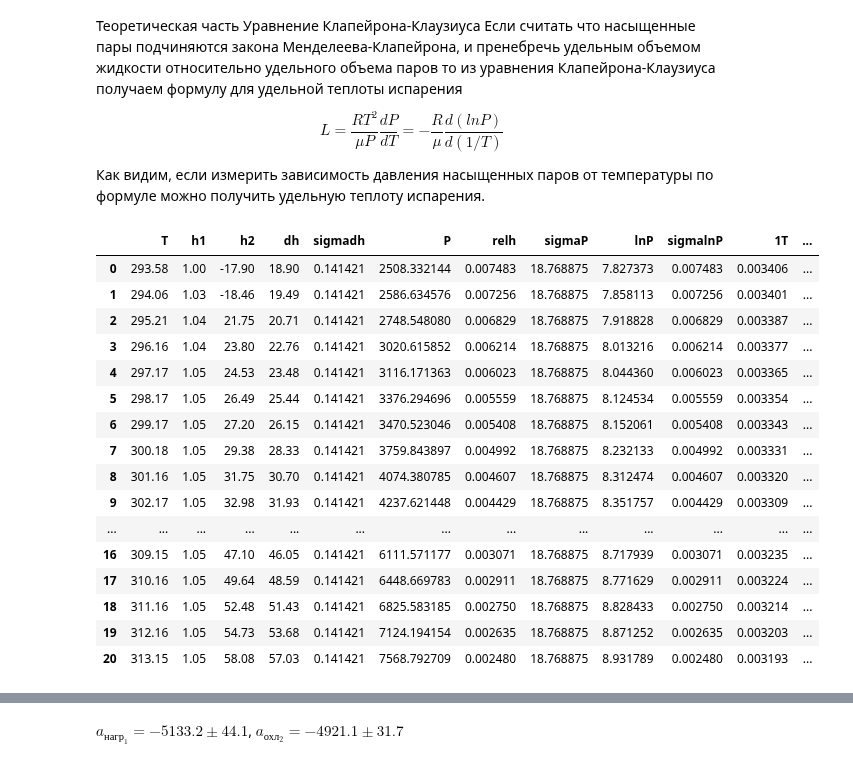
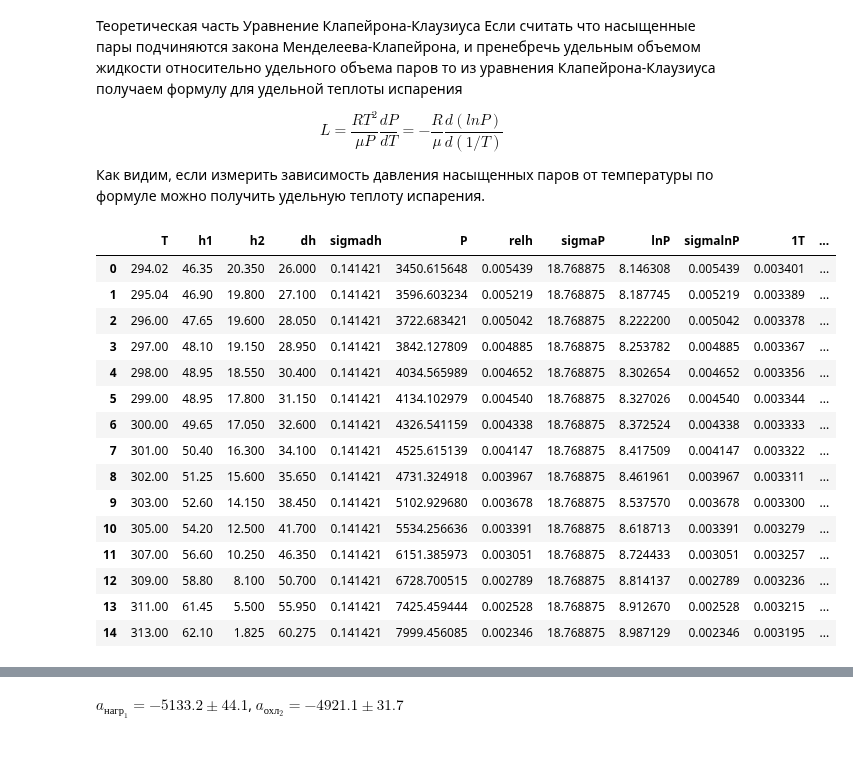
Before and after one commit to skolkovo-bba/labs3, a Jupyter notebook: 2.4.1/2.4.1наша.ipynb, the cells around one changed output, grey strips where cells are left out. Drawn from its saved outputs; the diff is of its cells as text; code cells hidden in the pictures.

```diff
--- a/2.4.1/2.4.1наша.ipynb
+++ b/2.4.1/2.4.1наша.ipynb
@@ -25,34 +25,33 @@ sigmaT=0.01
 g=9.8154
 po=13521.2
 # %%
-nag=pd.read_csv('Нагрев.csv')
+nag=pd.read_csv('1.csv')
 nag['dh']=abs(nag['h2']-nag['h1'])
 nag['sigmadh']=sigmah*np.sqrt(2)
 nag['P']=po*g*nag['dh']*0.001
 nag['relh']=nag['sigmadh']/nag['dh']
 nag['sigmaP']=nag['P']*nag['relh']
 nag['lnP']=np.log(nag['P'])
 nag['sigmalnP']=nag['sigmaP']/nag['P']
 nag['T']=273+nag['T']
 nag['1T']=1/nag['T']
 nag['sigma1T']=nag['1T']*(sigmaT/nag['T'])
 nag
 # %% [output]
 |  | T | h1 | h2 | dh | sigmadh | P | relh | sigmaP | lnP | sigmalnP | 1T | ... |
-| 0 | 293.58 | 1.00 | -17.90 | 18.90 | 0.141421 | 2508.332144 | 0.007483 | 18.768875 | 7.827373 | 0.007483 | 0.003406 | ... |
-| 1 | 294.06 | 1.03 | -18.46 | 19.49 | 0.141421 | 2586.634576 | 0.007256 | 18.768875 | 7.858113 | 0.007256 | 0.003401 | ... |
-| 2 | 295.21 | 1.04 | 21.75 | 20.71 | 0.141421 | 2748.548080 | 0.006829 | 18.768875 | 7.918828 | 0.006829 | 0.003387 | ... |
-| 3 | 296.16 | 1.04 | 23.80 | 22.76 | 0.141421 | 3020.615852 | 0.006214 | 18.768875 | 8.013216 | 0.006214 | 0.003377 | ... |
-| 4 | 297.17 | 1.05 | 24.53 | 23.48 | 0.141421 | 3116.171363 | 0.006023 | 18.768875 | 8.044360 | 0.006023 | 0.003365 | ... |
-| 5 | 298.17 | 1.05 | 26.49 | 25.44 | 0.141421 | 3376.294696 | 0.005559 | 18.768875 | 8.124534 | 0.005559 | 0.003354 | ... |
-| 6 | 299.17 | 1.05 | 27.20 | 26.15 | 0.141421 | 3470.523046 | 0.005408 | 18.768875 | 8.152061 | 0.005408 | 0.003343 | ... |
-| 7 | 300.18 | 1.05 | 29.38 | 28.33 | 0.141421 | 3759.843897 | 0.004992 | 18.768875 | 8.232133 | 0.004992 | 0.003331 | ... |
-| 8 | 301.16 | 1.05 | 31.75 | 30.70 | 0.141421 | 4074.380785 | 0.004607 | 18.768875 | 8.312474 | 0.004607 | 0.003320 | ... |
-| 9 | 302.17 | 1.05 | 32.98 | 31.93 | 0.141421 | 4237.621448 | 0.004429 | 18.768875 | 8.351757 | 0.004429 | 0.003309 | ... |
-| ... | ... | ... | ... | ... | ... | ... | ... | ... | ... | ... | ... | ... |
-| 16 | 309.15 | 1.05 | 47.10 | 46.05 | 0.141421 | 6111.571177 | 0.003071 | 18.768875 | 8.717939 | 0.003071 | 0.003235 | ... |
-| 17 | 310.16 | 1.05 | 49.64 | 48.59 | 0.141421 | 6448.669783 | 0.002911 | 18.768875 | 8.771629 | 0.002911 | 0.003224 | ... |
-| 18 | 311.16 | 1.05 | 52.48 | 51.43 | 0.141421 | 6825.583185 | 0.002750 | 18.768875 | 8.828433 | 0.002750 | 0.003214 | ... |
-| 19 | 312.16 | 1.05 | 54.73 | 53.68 | 0.141421 | 7124.194154 | 0.002635 | 18.768875 | 8.871252 | 0.002635 | 0.003203 | ... |
-| 20 | 313.15 | 1.05 | 58.08 | 57.03 | 0.141421 | 7568.792709 | 0.002480 | 18.768875 | 8.931789 | 0.002480 | 0.003193 | ... |
+| 0 | 294.02 | 46.35 | 20.350 | 26.000 | 0.141421 | 3450.615648 | 0.005439 | 18.768875 | 8.146308 | 0.005439 | 0.003401 | ... |
+| 1 | 295.04 | 46.90 | 19.800 | 27.100 | 0.141421 | 3596.603234 | 0.005219 | 18.768875 | 8.187745 | 0.005219 | 0.003389 | ... |
+| 2 | 296.00 | 47.65 | 19.600 | 28.050 | 0.141421 | 3722.683421 | 0.005042 | 18.768875 | 8.222200 | 0.005042 | 0.003378 | ... |
+| 3 | 297.00 | 48.10 | 19.150 | 28.950 | 0.141421 | 3842.127809 | 0.004885 | 18.768875 | 8.253782 | 0.004885 | 0.003367 | ... |
+| 4 | 298.00 | 48.95 | 18.550 | 30.400 | 0.141421 | 4034.565989 | 0.004652 | 18.768875 | 8.302654 | 0.004652 | 0.003356 | ... |
+| 5 | 299.00 | 48.95 | 17.800 | 31.150 | 0.141421 | 4134.102979 | 0.004540 | 18.768875 | 8.327026 | 0.004540 | 0.003344 | ... |
+| 6 | 300.00 | 49.65 | 17.050 | 32.600 | 0.141421 | 4326.541159 | 0.004338 | 18.768875 | 8.372524 | 0.004338 | 0.003333 | ... |
+| 7 | 301.00 | 50.40 | 16.300 | 34.100 | 0.141421 | 4525.615139 | 0.004147 | 18.768875 | 8.417509 | 0.004147 | 0.003322 | ... |
+| 8 | 302.00 | 51.25 | 15.600 | 35.650 | 0.141421 | 4731.324918 | 0.003967 | 18.768875 | 8.461961 | 0.003967 | 0.003311 | ... |
+| 9 | 303.00 | 52.60 | 14.150 | 38.450 | 0.141421 | 5102.929680 | 0.003678 | 18.768875 | 8.537570 | 0.003678 | 0.003300 | ... |
+| 10 | 305.00 | 54.20 | 12.500 | 41.700 | 0.141421 | 5534.256636 | 0.003391 | 18.768875 | 8.618713 | 0.003391 | 0.003279 | ... |
+| 11 | 307.00 | 56.60 | 10.250 | 46.350 | 0.141421 | 6151.385973 | 0.003051 | 18.768875 | 8.724433 | 0.003051 | 0.003257 | ... |
+| 12 | 309.00 | 58.80 | 8.100 | 50.700 | 0.141421 | 6728.700515 | 0.002789 | 18.768875 | 8.814137 | 0.002789 | 0.003236 | ... |
+| 13 | 311.00 | 61.45 | 5.500 | 55.950 | 0.141421 | 7425.459444 | 0.002528 | 18.768875 | 8.912670 | 0.002528 | 0.003215 | ... |
+| 14 | 313.00 | 62.10 | 1.825 | 60.275 | 0.141421 | 7999.456085 | 0.002346 | 18.768875 | 8.987129 | 0.002346 | 0.003195 | ... |
 # %%
```
Also changed, not shown: parts of 6 cells of this notebook, 1 other file.
